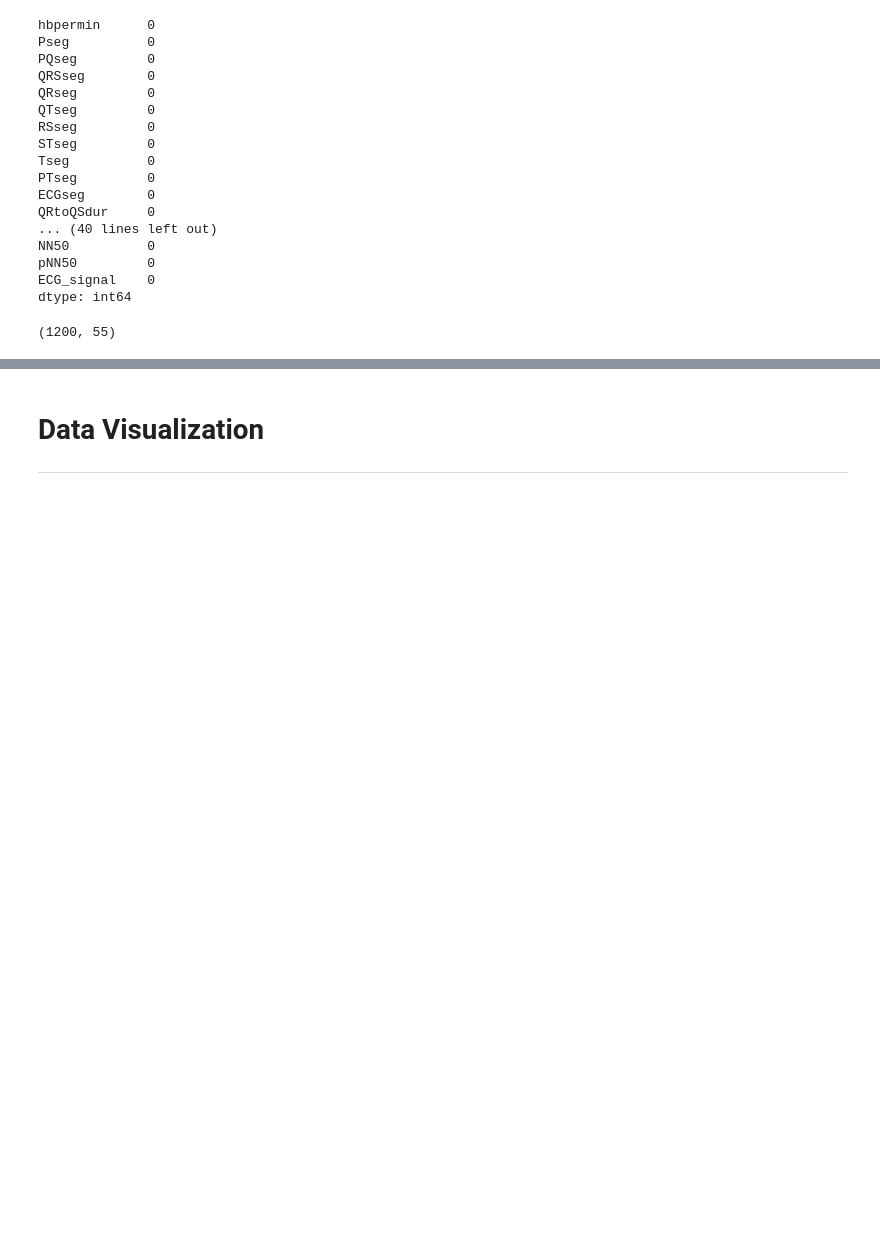
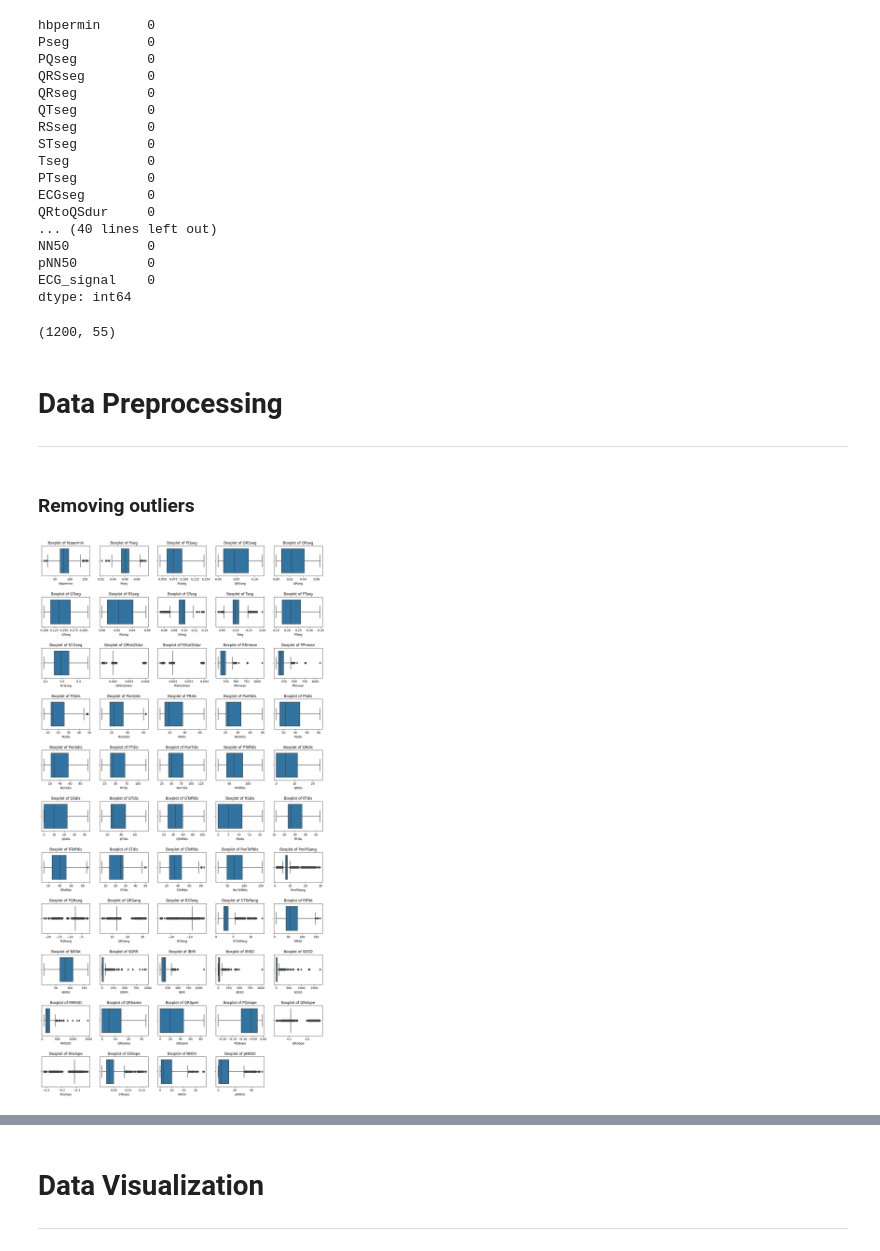
Before and after one commit to manjit-baishya-datascience/Disease-Detection-with-ECG-Signal, a Jupyter notebook: disease-detection-with-ecg-signal.ipynb, the cells around one changed output, grey strips where cells are left out. Drawn from its saved outputs; the diff is of its cells as text; code cells hidden in the pictures; blank space fills up the shorter version.

```diff
--- a/disease-detection-with-ecg-signal.ipynb
+++ b/disease-detection-with-ecg-signal.ipynb
@@ -183,3 +183,35 @@ dtype: int64
 df.shape
 # %% [output]
 (1200, 55)
+# %% [markdown]
+# **Data Preprocessing**
+---
+# %% [markdown]
+### **Removing outliers**
+# %%
+# defining features excluding the 'Class' column
+features = df.columns[df.columns != 'ECG_signal']
+
+# declaring total number of rows and columns
+rows = 11
+cols = 5
+
+# creating subplots
+fig, axes = plt.subplots(rows, cols, figsize=(17, 3*rows))
+
+# Flatten the axes if necessary
+axes = axes.flatten()
+
+# horizontal space between boxplots
+plt.subplots_adjust(hspace = 0.7)
+
+# plotting individual boxplot for each feature
+for i, feature in enumerate(features):
+    sns.boxplot(x=df[feature], ax=axes[i])
+    axes[i].set_title(f"Boxplot of {feature}")
+
+# removing empty subplots if the number of features doesn't perfectly fit into the grid
+for j in range(len(features), len(axes)):
+    fig.delaxes(axes[j])
+# %% [output]
+[figure, added]
```
Also changed, not shown: parts of 9 cells of this notebook.
